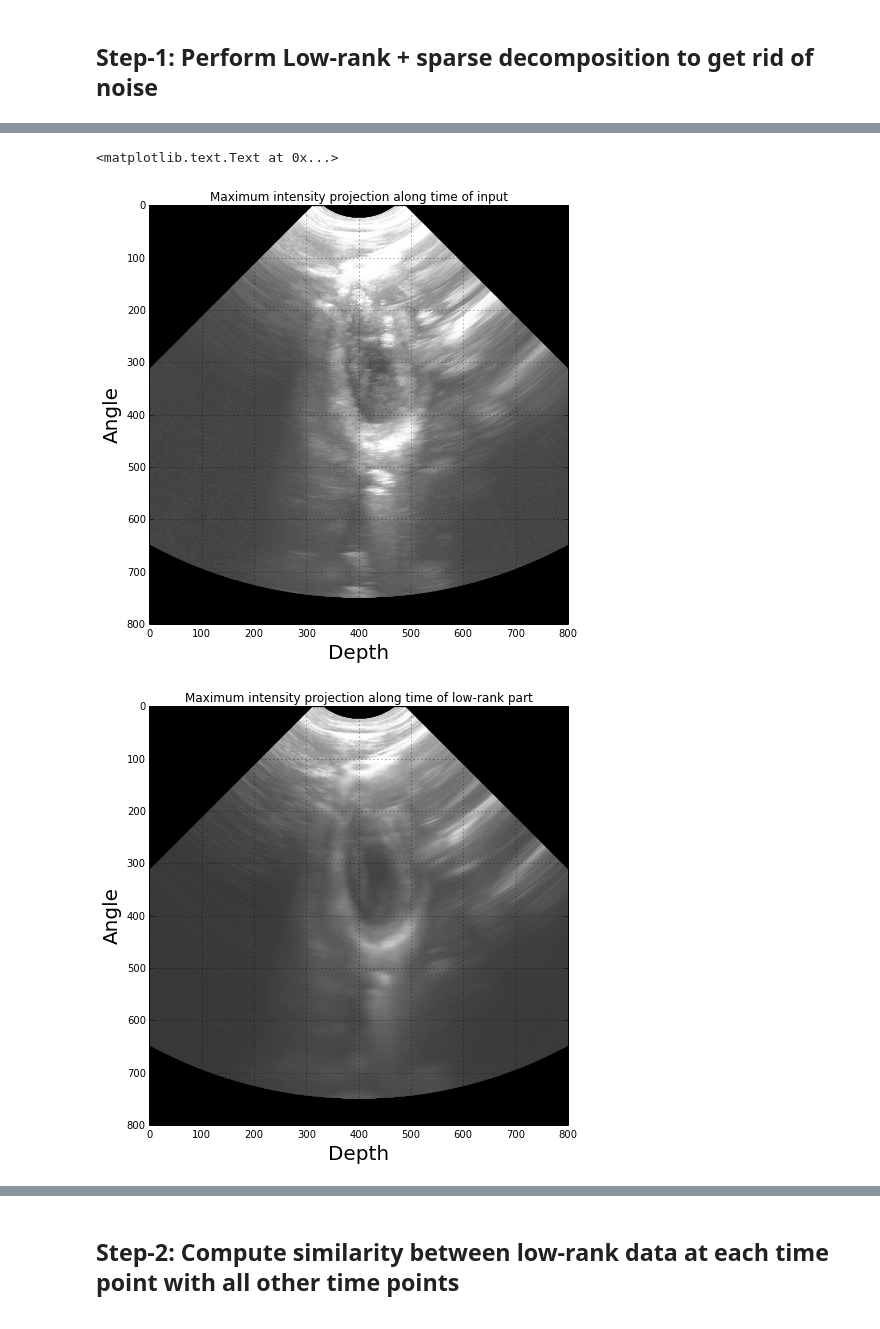
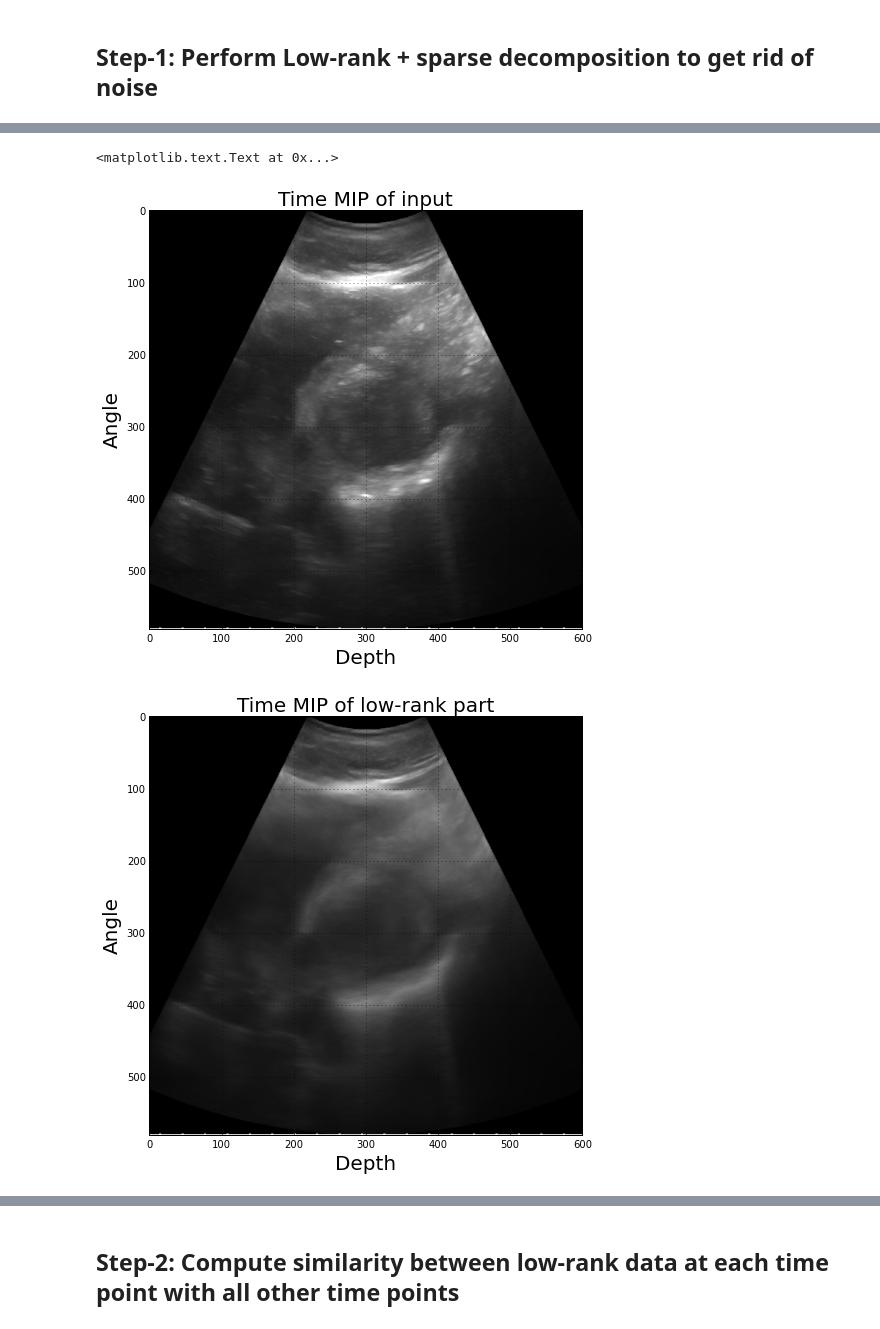
Before and after one commit to KitwareMedical/CardiacUltrasoundPhaseEstimation, a Jupyter notebook: GatingAndSuperresolutionOfPeriodicImageSequence.ipynb, the cells around one changed output, grey strips where cells are left out. Cells and saved outputs as stored; diff of their text form; code cells hidden in the pictures.

```diff
--- a/GatingAndSuperresolutionOfPeriodicImageSequence.ipynb
+++ b/GatingAndSuperresolutionOfPeriodicImageSequence.ipynb
@@ -157,7 +196,8 @@ def convertFromRFtoBMode( imInputRF ):
 # %% [markdown]
 ##### Set the data root directory here
 # %%
-dataRootDir = '../../data/StephenHeart2015-01-21/'
+dataRootDir = '../../data/StephenHeart-HighRes/'
+#dataRootDir = '../../data/StephenHeart2015-01-21/'
 
 # List all readable data files
 dataFiles = {'prefix': [],
@@ -169,7 +209,7 @@ for f in os.listdir(dataRootDir):
 
     prefix, ext = os.path.splitext(f)
 
-    if ext not in ['.mha']:
+    if ext not in ['.mha', '.avi', '.tif']:
         continue
     else:
         print '%d: %s' % (i, f)
@@ -227,0 +276,10 @@ plt.title('Maximum intensity projection of input image')
+# %%
+# crop if you want
+imInput_highres = imInput_highres_uncropped[:, 200:800, :]
+
+print '\nImage Size After Cropping: ', imInput_highres.shape
+
+# show mip
+plt.figure()
+plt.imshow(imInput_highres.max(2))
+plt.title('Maximum intensity projection of input image after cropping')
@@ -230,0 +295,17 @@ cvShowVideo(imInput, 'Input Video', resizeAmount=0.75)
+# %%
+#set parameters
+timeDownsamplingFrameStep = 2
+
+assert(timeDownsamplingFrameStep >= 1 and (timeDownsamplingFrameStep - np.floor(timeDownsamplingFrameStep) == 0))
+
+# downsample the data by the specified amount
+#imInput = scipy.ndimage.interpolation.zoom(imInput_highres, (1, 1, downsampleAmountInTime))
+imInput = imInput_highres[:, :, ::timeDownsamplingFrameStep]
+
+framesPerSecDownsmp = framesPerSec * (1.0 / timeDownsamplingFrameStep)
+
+print '\nImage Size before downsampling in time: ', imInput_highres.shape
+print 'Image Size after downsampling in time: ', imInput.shape
+
+print '\nFrames per sec after downsampling in time: ', framesPerSec
+print 'Frames per sec after downsampling in time: ', framesPerSecDownsmp
@@ -268,35 +359,35 @@ Low-rank plus sparse decomposition took 7838.69253206 seconds
 #
 # Show MIPs of Input, Lowrank and Sparse parts
 #
 
 # Input
 imD = np.reshape(D, imInput.shape)
 
 plt.figure()
 plt.imshow(imD.max(2))
-plt.title('Maximum intensity projection along time of input')
+plt.title('Time MIP of input', fontsize=labelsize)
 plt.xlabel('Depth', fontsize=labelsize)
 plt.ylabel('Angle', fontsize=labelsize)
 
 
 # Low Rank
 imLowRank = np.reshape(D_lowRank, imInput.shape)
 
 plt.figure()
 plt.imshow(imLowRank.max(2))
-plt.title('Maximum intensity projection along time of low-rank part')
+plt.title('Time MIP of low-rank part', fontsize=labelsize)
 plt.xlabel('Depth', fontsize=labelsize)
 plt.ylabel('Angle', fontsize=labelsize)
 
 # Sparse
 imSparse = np.reshape(D_sparse, imInput.shape)
 
 plt.figure()
 plt.imshow(imSparse.max(2))
-plt.title('Maximum intensity projection along time of sparse part')
+plt.title('Time MIP of sparse part', fontsize=labelsize)
 plt.xlabel('Depth', fontsize=labelsize)
 plt.ylabel('Angle', fontsize=labelsize)
 # %% [output]
 <matplotlib.text.Text at 0x...>
-[figure, old version]
+[figure, new version]
-[figure, old version]
+[figure, new version]
```
Also changed, not shown: parts of 43 cells of this notebook.
